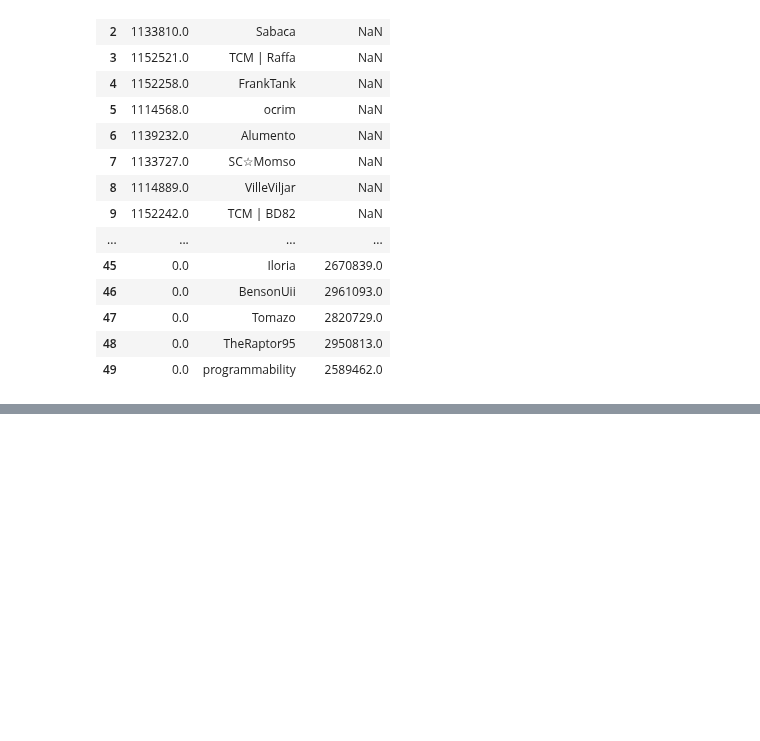
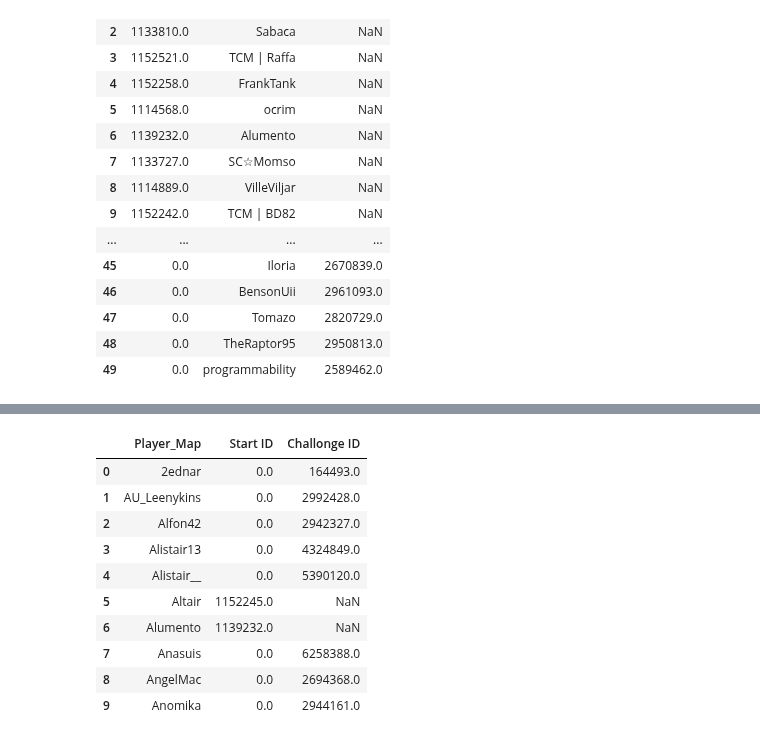
Before and after one commit to DarrenCCT/Tournament-Analysis, a Jupyter notebook: EUAC - Data Cleaning.ipynb, the cells around one changed output, grey strips where cells are left out. Cells and saved outputs as stored; diff of their text form; code cells hidden in the pictures; blank space fills up the shorter version.

```diff
--- a/EUAC - Data Cleaning.ipynb
+++ b/EUAC - Data Cleaning.ipynb
@@ -345,0 +355,20 @@ playerdf.head(40)
+# %%
+# Group by 'Player_Map' and aggregate Start ID and Challonge ID
+merged_df = playerdf.groupby("Player_Map", as_index=False).agg({
+    "Start ID": "first",
+    "Challonge ID": "first",
+})
+# %%
+merged_df.head(10)
+# %% [output]
+|  | Player_Map | Start ID | Challonge ID |
+| 0 | 2ednar | 0.0 | 164493.0 |
+| 1 | AU_Leenykins | 0.0 | 2992428.0 |
+| 2 | Alfon42 | 0.0 | 2942327.0 |
+| 3 | Alistair13 | 0.0 | 4324849.0 |
+| 4 | Alistair__ | 0.0 | 5390120.0 |
+| 5 | Altair | 1152245.0 | NaN |
+| 6 | Alumento | 1139232.0 | NaN |
+| 7 | Anasuis | 0.0 | 6258388.0 |
+| 8 | AngelMac | 0.0 | 2694368.0 |
+| 9 | Anomika | 0.0 | 2944161.0 |
```
Also changed, not shown: parts of 7 cells of this notebook.
